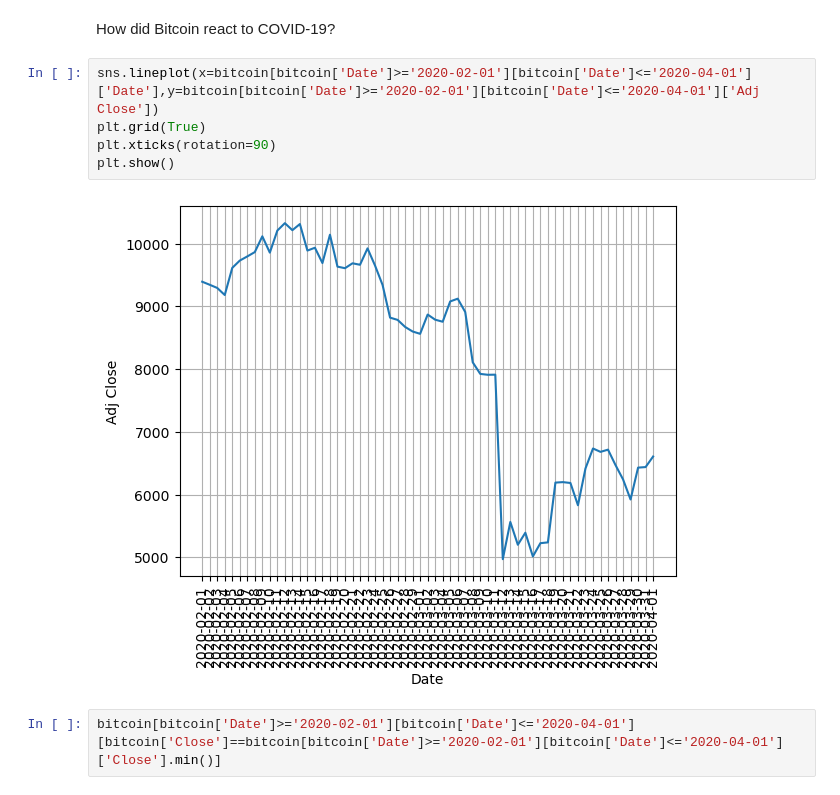
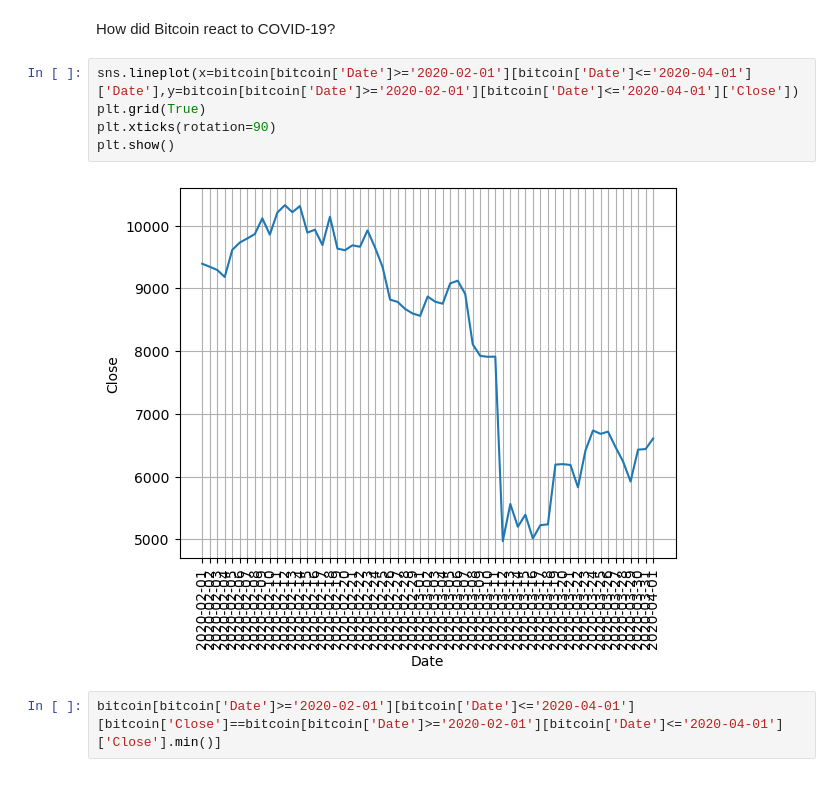
Before and after one commit to rushichokshi/Investment-Analysis, a Jupyter notebook: notebooks/bitcoin.ipynb, the cells around one changed output. Drawn from its saved outputs; the diff is of its cells as text.

```diff
--- a/notebooks/bitcoin.ipynb
+++ b/notebooks/bitcoin.ipynb
@@ -95,12 +95,12 @@ bitcoin.head()
 # %% [markdown]
 How did Bitcoin react to COVID-19?
 # %%
-sns.lineplot(x=bitcoin[bitcoin['Date']>='2020-02-01'][bitcoin['Date']<='2020-04-01']['Date'],y=bitcoin[bitcoin['Date']>='2020-02-01'][bitcoin['Date']<='2020-04-01']['Adj Close'])
+sns.lineplot(x=bitcoin[bitcoin['Date']>='2020-02-01'][bitcoin['Date']<='2020-04-01']['Date'],y=bitcoin[bitcoin['Date']>='2020-02-01'][bitcoin['Date']<='2020-04-01']['Close'])
 plt.grid(True)
 plt.xticks(rotation=90)
 plt.show()
 # %% [output]
-[figure, old version]
+[figure, new version]
 # %%
 bitcoin[bitcoin['Date']>='2020-02-01'][bitcoin['Date']<='2020-04-01'][bitcoin['Close']==bitcoin[bitcoin['Date']>='2020-02-01'][bitcoin['Date']<='2020-04-01']['Close'].min()]
 # %% [output]
```
Also changed, not shown: parts of 6 cells of this notebook, 4 other files.
